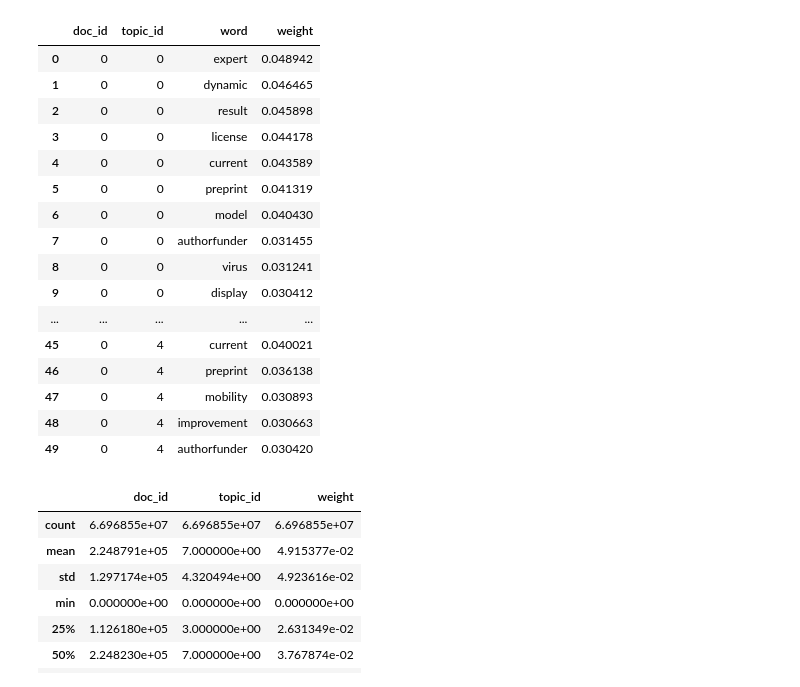
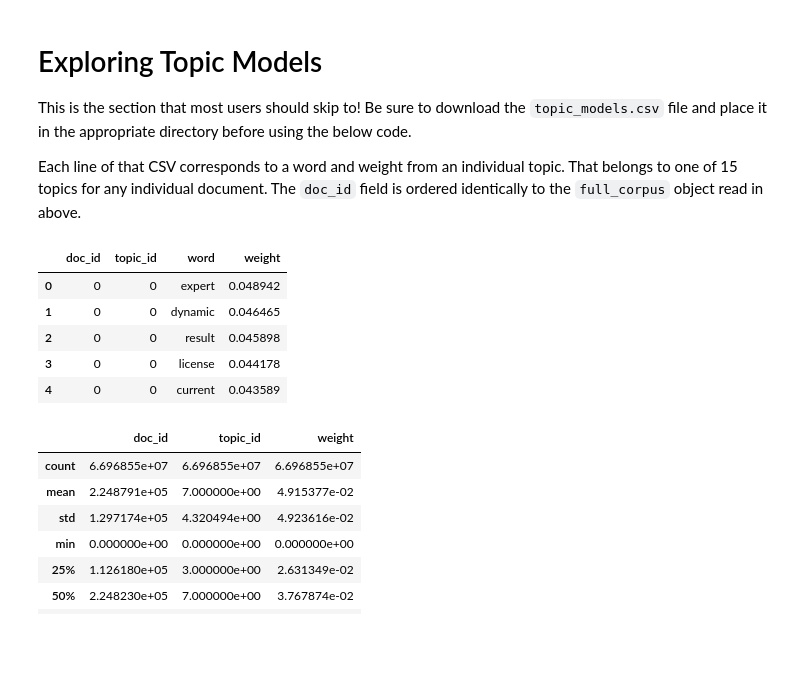
Before and after one commit to MorganV/COVID-19_Text_Dataset_Research, a Jupyter notebook: LDA_TopicModels.ipynb, the cells around one changed output. Cells and saved outputs as stored; diff of their text form; code cells hidden in the pictures; blank space fills up the shorter version.

Commit message:
add documentation and clean up LDA_TopicModels notebook

```diff
--- a/LDA_TopicModels.ipynb
+++ b/LDA_TopicModels.ipynb
@@ -681,26 +665,21 @@ KeyboardInterrupt:
+# %% [markdown]
+<h1>Exploring Topic Models</h1>
+
+This is the section that most users should skip to! Be sure to download the `topic_models.csv` file and place it in the appropriate directory before using the below code.
+
+Each line of that CSV corresponds to a word and weight from an individual topic. That belongs to one of 15 topics for any individual document. The `doc_id` field is ordered identically to the `full_corpus` object read in above.
 # %%
 # Read saved topic models from disk
 import pandas as pd
 models = pd.read_csv('topic_models_mthread.csv')
-models.head(50)
+models.head()
 # %% [output]
 |  | doc_id | topic_id | word | weight |
 | 0 | 0 | 0 | expert | 0.048942 |
 | 1 | 0 | 0 | dynamic | 0.046465 |
 | 2 | 0 | 0 | result | 0.045898 |
 | 3 | 0 | 0 | license | 0.044178 |
 | 4 | 0 | 0 | current | 0.043589 |
-| 5 | 0 | 0 | preprint | 0.041319 |
-| 6 | 0 | 0 | model | 0.040430 |
-| 7 | 0 | 0 | authorfunder | 0.031455 |
-| 8 | 0 | 0 | virus | 0.031241 |
-| 9 | 0 | 0 | display | 0.030412 |
-| ... | ... | ... | ... | ... |
-| 45 | 0 | 4 | current | 0.040021 |
-| 46 | 0 | 4 | preprint | 0.036138 |
-| 47 | 0 | 4 | mobility | 0.030893 |
-| 48 | 0 | 4 | improvement | 0.030663 |
-| 49 | 0 | 4 | authorfunder | 0.030420 |
 # %%
 models.describe()
 # %% [output]
```
Also changed, not shown: parts of 12 cells of this notebook.
